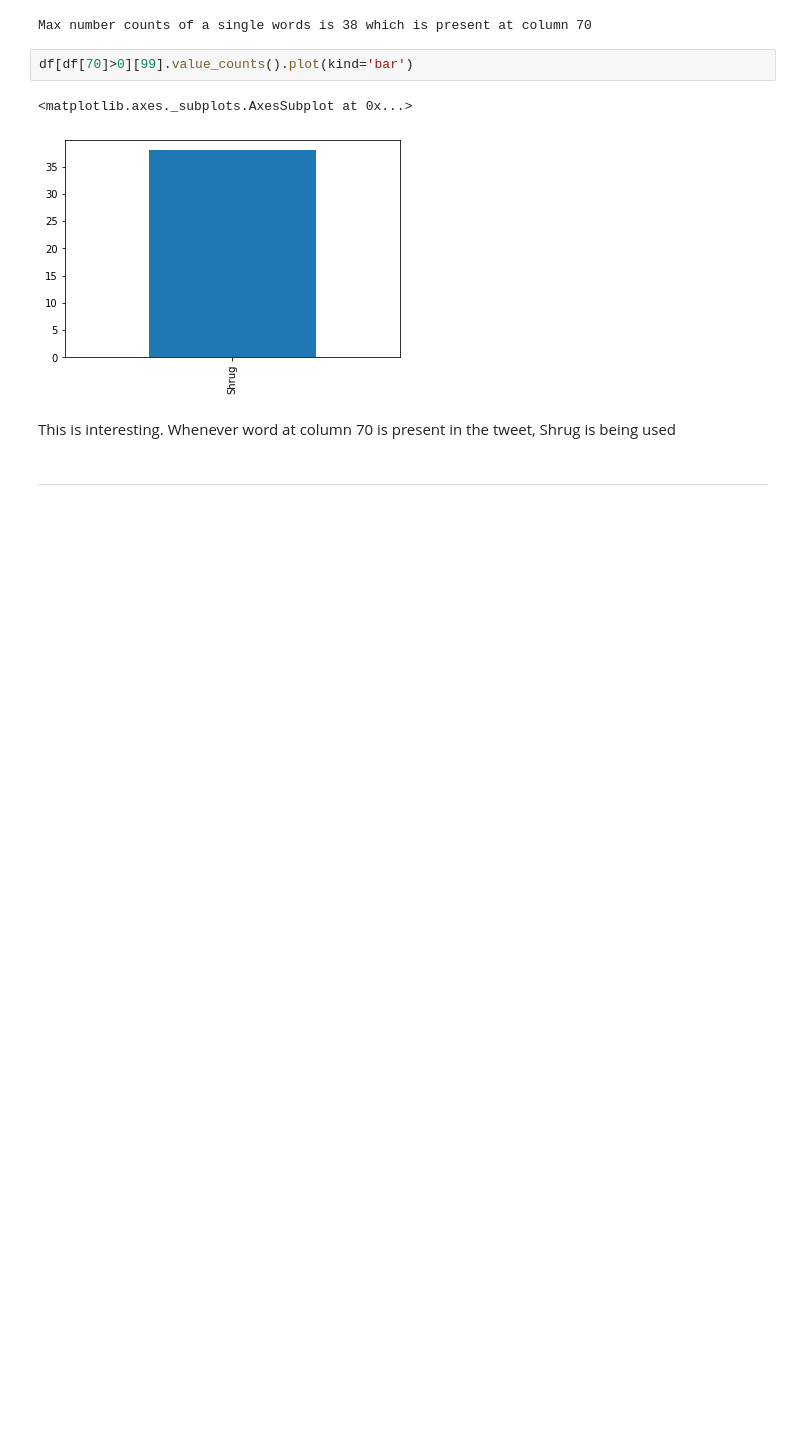
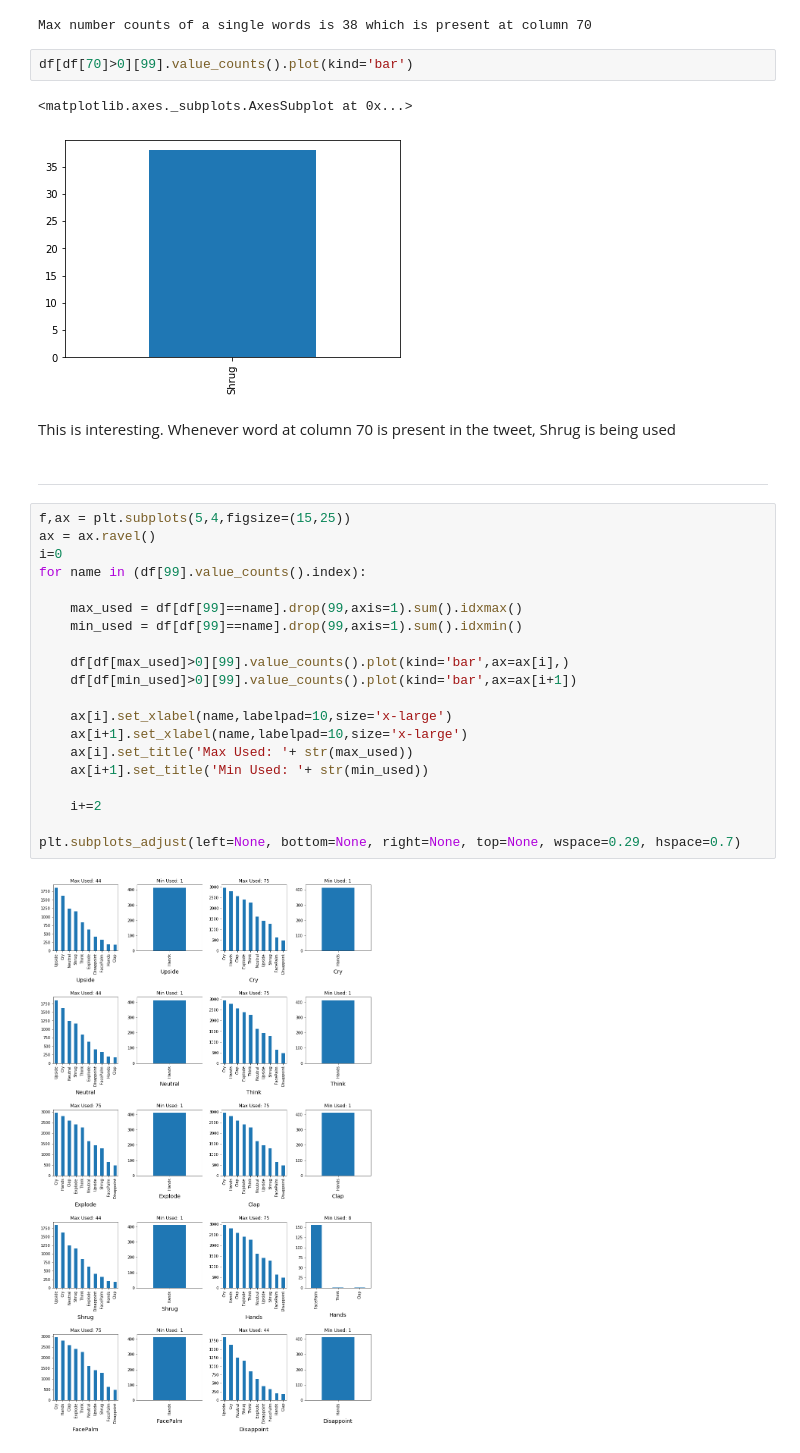
Before and after one commit to deshwalmahesh/Emoji-Prediction-in-Tweet-NLP, a Jupyter notebook: Solution.ipynb, the cells around one changed output. Drawn from its saved outputs; the diff is of its cells as text; blank space fills up the shorter version.

```diff
--- a/Solution.ipynb
+++ b/Solution.ipynb
@@ -136,3 +165,25 @@ df[df[70]>0][99].value_counts().plot(kind='bar')
 This is interesting. Whenever word at column 70 is present in the tweet, Shrug is being used
 # %% [markdown]
 ____________________________________________________________________________________________________
+# %%
+f,ax = plt.subplots(5,4,figsize=(15,25))
+ax = ax.ravel()
+i=0
+for name in (df[99].value_counts().index):
+
+    max_used = df[df[99]==name].drop(99,axis=1).sum().idxmax()
+    min_used = df[df[99]==name].drop(99,axis=1).sum().idxmin()
+
+    df[df[max_used]>0][99].value_counts().plot(kind='bar',ax=ax[i],)
+    df[df[min_used]>0][99].value_counts().plot(kind='bar',ax=ax[i+1])
+
+    ax[i].set_xlabel(name,labelpad=10,size='x-large')
+    ax[i+1].set_xlabel(name,labelpad=10,size='x-large')
+    ax[i].set_title('Max Used: '+ str(max_used))
+    ax[i+1].set_title('Min Used: '+ str(min_used))
+
+    i+=2
+
+plt.subplots_adjust(left=None, bottom=None, right=None, top=None, wspace=0.29, hspace=0.7)
+# %% [output]
+[figure, added]
```
Also changed, not shown: parts of 6 cells of this notebook.
